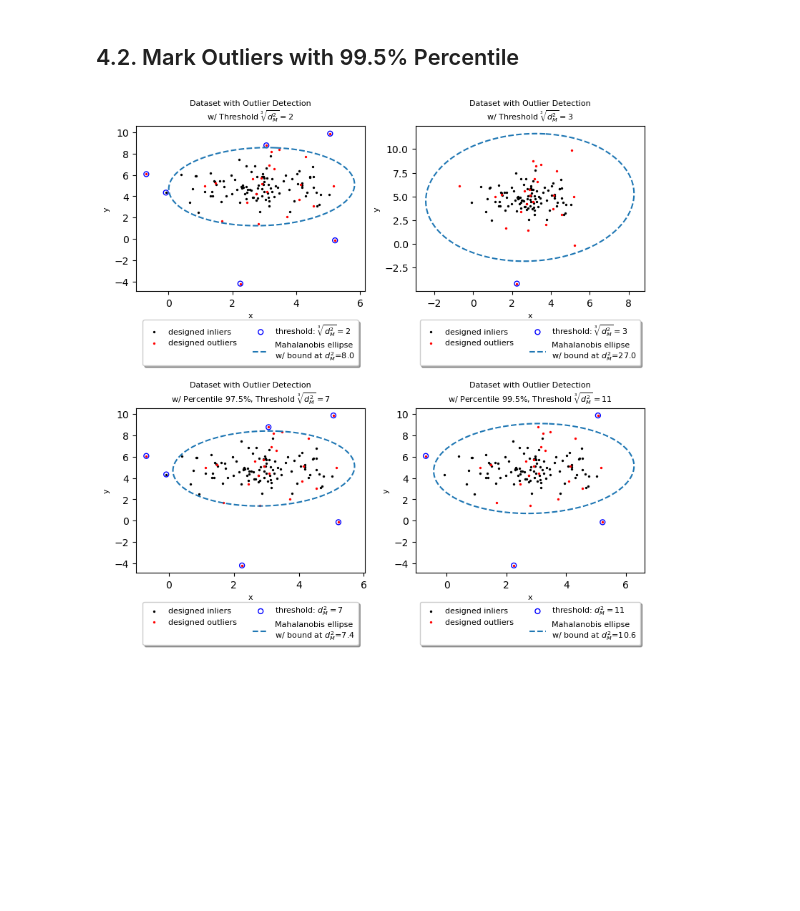
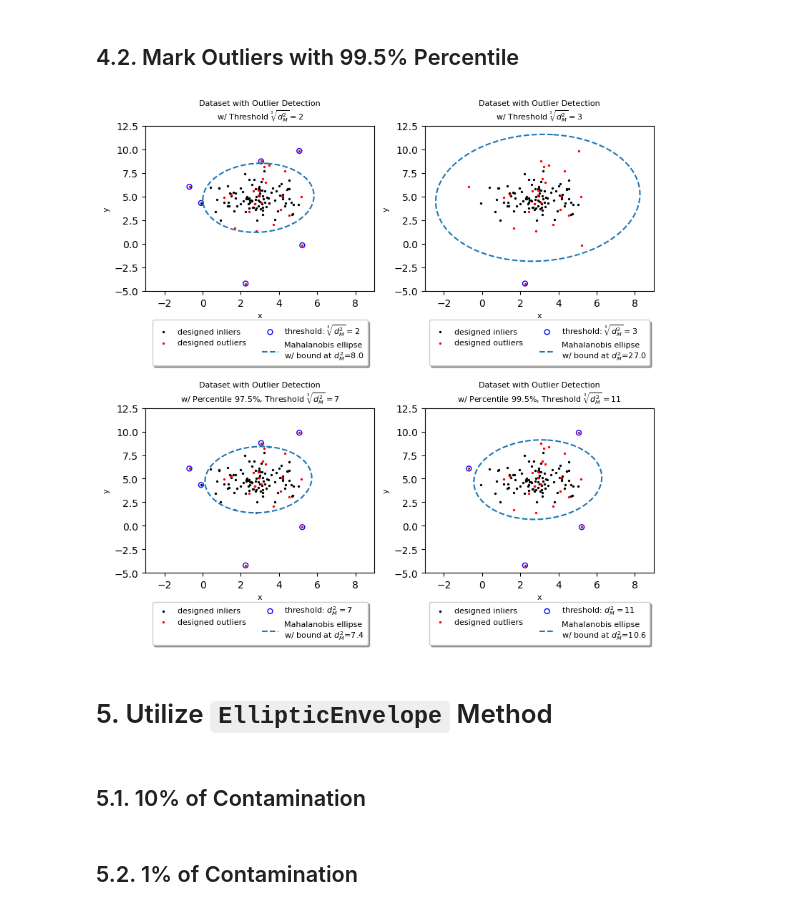
Before and after one commit to Chao8219/scikit_learn_showcase, a Jupyter notebook: jupyter_notebooks/Robust_Covariance_Estimation.ipynb, the cells around one changed output. Drawn from its saved outputs; the diff is of its cells as text; code cells hidden in the pictures; blank space fills up the shorter version.

Commit message:
EllipticEnvelope method added

```diff
--- a/jupyter_notebooks/Robust_Covariance_Estimation.ipynb
+++ b/jupyter_notebooks/Robust_Covariance_Estimation.ipynb
@@ -186,17 +189,3 @@ def viz_cbrt_dm_dataset_w_outliers(
         ncol=2,
         fontsize=font_size
     )
-# %%
-# visualize data with outliers
-fig, ax = plt.subplots(figsize=(4, 4))
-marker_size = 8
-font_size = 8
-
-viz_cbrt_dm_dataset_w_outliers(
-    ax, X, n_outliers,
-    cbrt_2sigma_bunch.outlier_arr,
-    cbrt_2sigma_bunch.threshold_val,
-    mcd, marker_size, font_size
-)
-
-fig.tight_layout()
@@ -219,6 +206,8 @@ cbrt_3sigma_bunch.outlier_arr = X[cbrt_3sigma_bunch.outlier_ind_arr, :]
 fig, axes = plt.subplots(1, 2, figsize=(8, 4))
 marker_size = 8
 font_size = 8
+xlim = [-3, 9]
+ylim = [-5, 12.5]
 
 viz_cbrt_dm_dataset_w_outliers(
     axes[0], X, n_outliers,
@@ -234,5 +223,8 @@ viz_cbrt_dm_dataset_w_outliers(
     mcd, marker_size, font_size
 )
 
+for ax in axes.reshape(-1):
+    ax.set(xlim=xlim, ylim=ylim)
+
 fig.tight_layout()
 # %% [output]
@@ -348,37 +307,44 @@ chi2_995_bunch.outlier_arr = X[chi2_995_bunch.outlier_ind_arr, :]
 fig, axes = plt.subplots(2, 2, figsize=(8, 8))
 marker_size = 8
 font_size = 8
+xlim = [-3, 9]
+ylim = [-5, 12.5]
 
 viz_cbrt_dm_dataset_w_outliers(
     axes[0, 0], X, n_outliers,
     cbrt_2sigma_bunch.outlier_arr,
     cbrt_2sigma_bunch.threshold_val,
     mcd, marker_size, font_size
 )
 
 viz_cbrt_dm_dataset_w_outliers(
     axes[0, 1], X, n_outliers,
     cbrt_3sigma_bunch.outlier_arr,
     cbrt_3sigma_bunch.threshold_val,
     mcd, marker_size, font_size
 )
 
 viz_dm_dataset_w_outliers(
     axes[1, 0], X, n_outliers,
     chi2_975_bunch.outlier_arr,
     chi2_975_bunch.percentile_threshold_val,
     chi2_975_bunch.threshold_val,
     mcd, marker_size, font_size
 )
 
 viz_dm_dataset_w_outliers(
     axes[1, 1], X, n_outliers,
     chi2_995_bunch.outlier_arr,
     chi2_995_bunch.percentile_threshold_val,
     chi2_995_bunch.threshold_val,
     mcd, marker_size, font_size
 )
 
+for ax in axes.reshape(-1):
+    ax.set(xlim=xlim, ylim=ylim)
+
 fig.tight_layout()
 # %% [output]
-[figure, old version]
+[figure, new version]
+# %% [markdown]
+# 5. Utilize `EllipticEnvelope` Method
@@ -384,0 +402,2 @@ fig.tight_layout()
+# %% [markdown]
+## 5.1. 10% of Contamination
@@ -384,0 +417,2 @@ fig.tight_layout()
+# %% [markdown]
+## 5.2. 1% of Contamination
```
Also changed, not shown: parts of 8 cells of this notebook.
